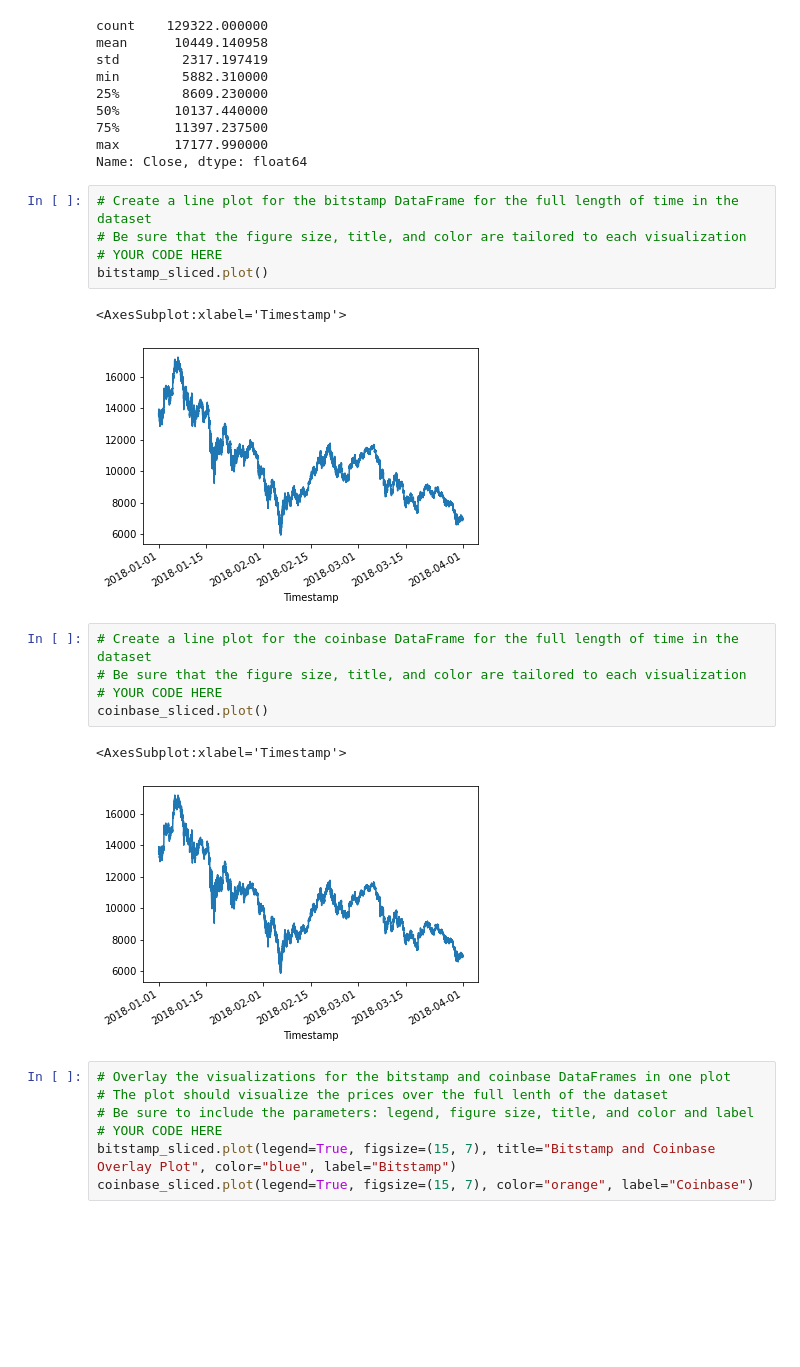
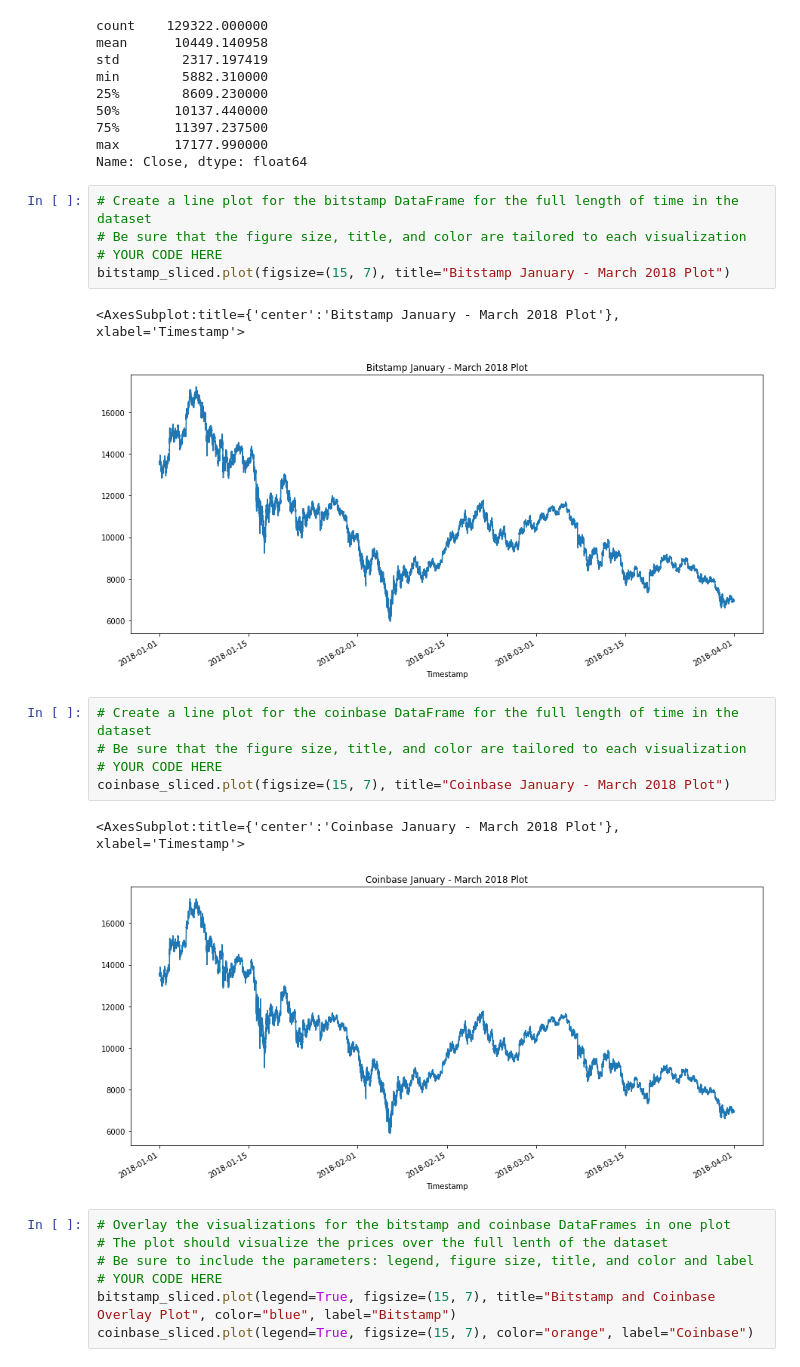
Before and after one commit to stipptracie/Module3_Challenge_Bitcoin, a Jupyter notebook: crypto_arbitrage.ipynb, the cells around one changed output. Saved outputs shown, nothing was run; the diff lists cells and outputs as text; blank space fills up the shorter version.

Commit message:
Updated README and added visual files

```diff
--- a/crypto_arbitrage.ipynb
+++ b/crypto_arbitrage.ipynb
@@ -253,19 +253,19 @@ Name: Close, dtype: float64
 # %%
 # Create a line plot for the bitstamp DataFrame for the full length of time in the dataset
 # Be sure that the figure size, title, and color are tailored to each visualization
 # YOUR CODE HERE
-bitstamp_sliced.plot()
+bitstamp_sliced.plot(figsize=(15, 7), title="Bitstamp January - March 2018 Plot")
 # %% [output]
-<AxesSubplot:xlabel='Timestamp'>
+<AxesSubplot:title={'center':'Bitstamp January - March 2018 Plot'}, xlabel='Timestamp'>
-[figure, old version]
+[figure, new version]
 # %%
 # Create a line plot for the coinbase DataFrame for the full length of time in the dataset
 # Be sure that the figure size, title, and color are tailored to each visualization
 # YOUR CODE HERE
-coinbase_sliced.plot()
+coinbase_sliced.plot(figsize=(15, 7), title="Coinbase January - March 2018 Plot")
 # %% [output]
-<AxesSubplot:xlabel='Timestamp'>
+<AxesSubplot:title={'center':'Coinbase January - March 2018 Plot'}, xlabel='Timestamp'>
-[figure, old version]
+[figure, new version]
 # %%
 # Overlay the visualizations for the bitstamp and coinbase DataFrames in one plot
 # The plot should visualize the prices over the full lenth of the dataset
```
Also changed, not shown: parts of 8 cells of this notebook, 12 other files.
